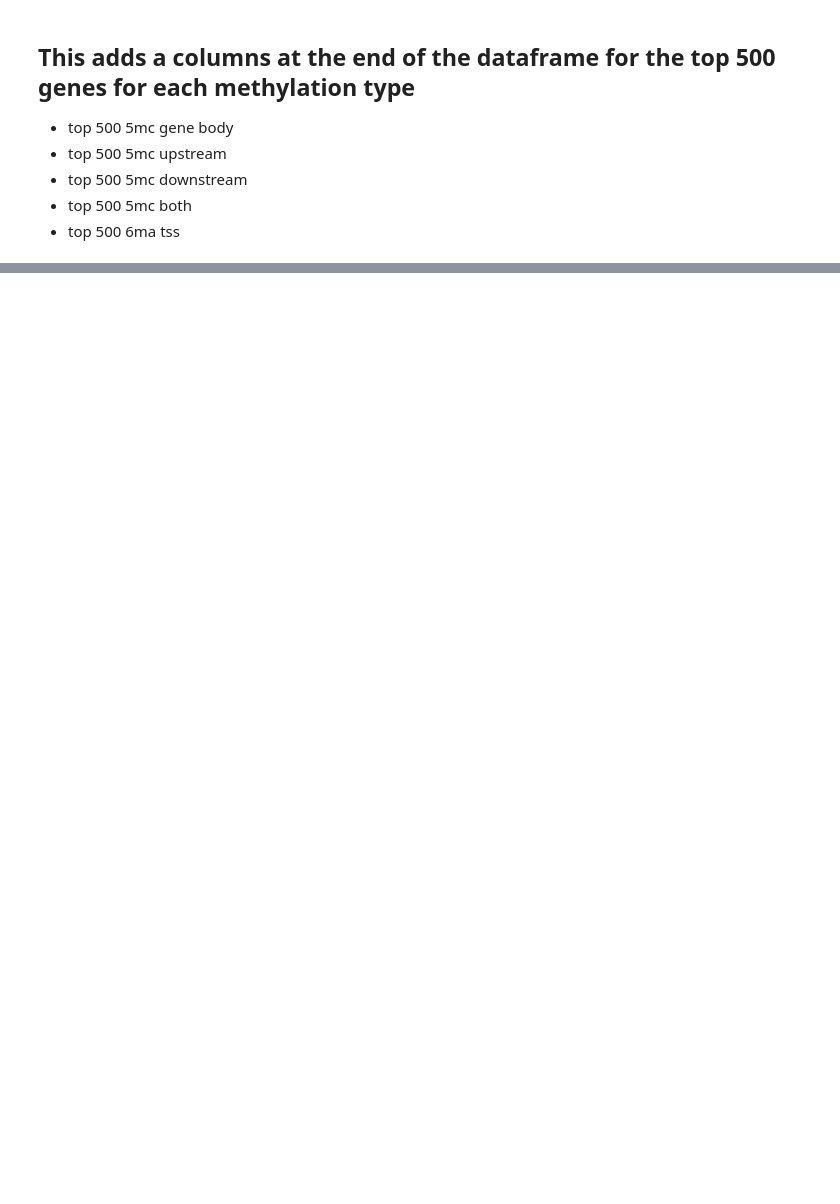
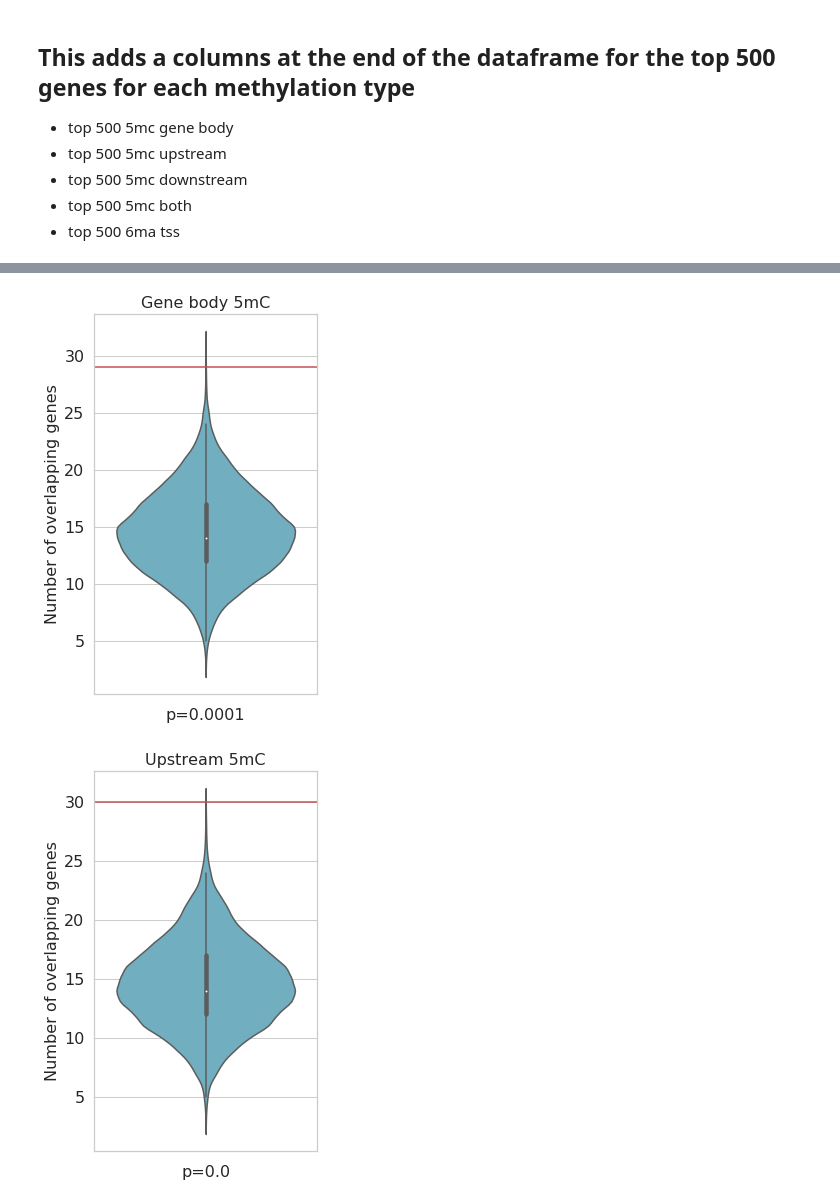
Before and after one commit to AnjuniPeiris/Honours_year, a Jupyter notebook: fisher/methylation/10_Methylation_plots.ipynb, the cells around one changed output, grey strips where cells are left out. Cells and saved outputs as stored; diff of their text form; code cells hidden in the pictures; blank space fills up the shorter version.

```diff
--- a/fisher/methylation/10_Methylation_plots.ipynb
+++ b/fisher/methylation/10_Methylation_plots.ipynb
@@ -481,0 +298,12 @@ for x in [ '5mC_gene_body_95', '6mA_gene_body_95',
+# %%
+# low expression
+fisher_dict  = {}
+permutation_5mC(h_contig_df, "5mC_gene_body", False, 'UG', True, 'Gene body 5mC', 'low_expression_h')
+permutation_5mC(h_contig_df, "5mC_upstream", False, 'UG', True, 'Upstream 5mC', 'low_expression_h')
+permutation_5mC(h_contig_df, "5mC_downstream", False, 'UG', True, 'Downstream 5mC', 'low_expression_h')
+permutation_5mC(h_contig_df, "5mC_both", False, 'UG', True, 'Flanking 5mC', 'low_expression_h')
+permutation_5mC(h_contig_df, "6mA_tss", False, 'UG', True, 'TSS 6mA', 'low_expression_h')
+save_fisher_dict(fisher_dict, 'low_expression_h')
+# %% [output]
+[figure, added]
+[figure, added]
```
Also changed, not shown: parts of 120 cells of this notebook.
